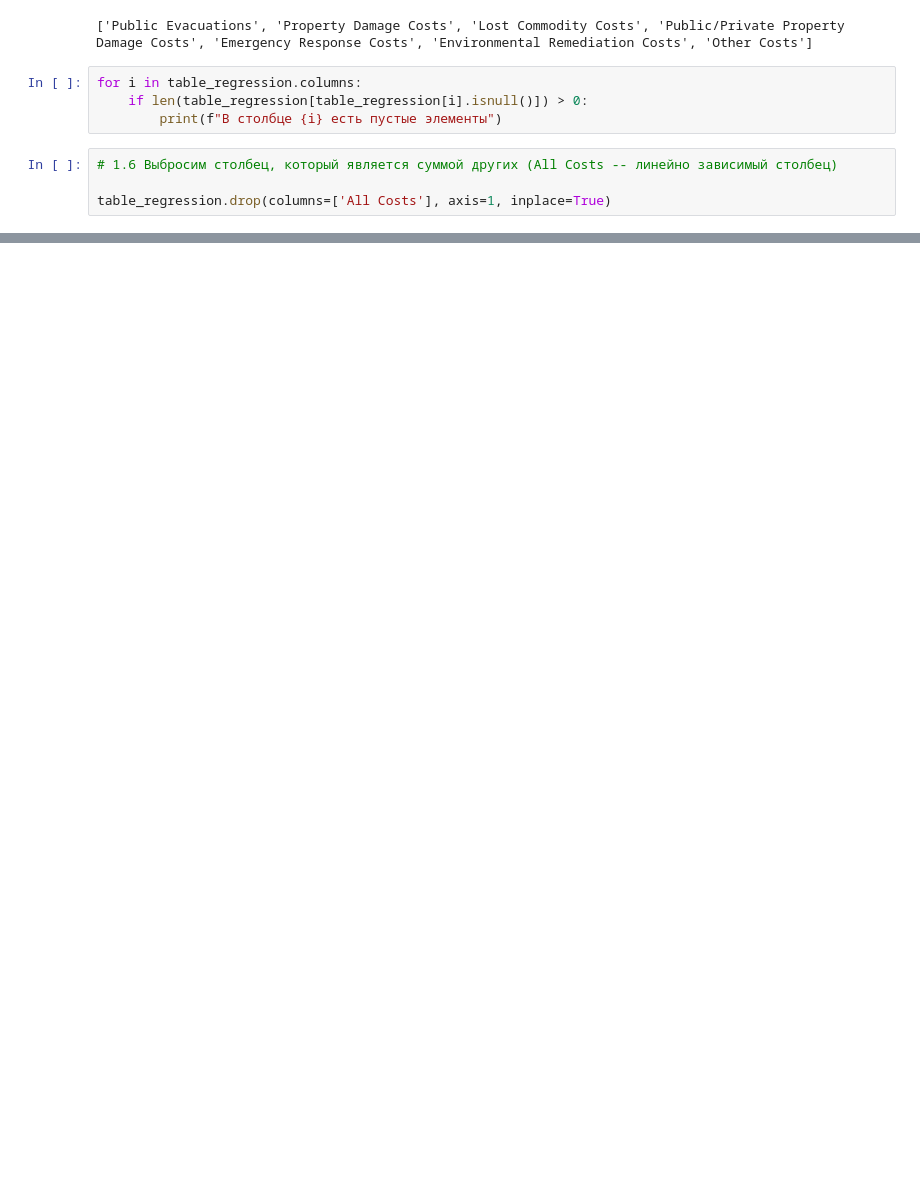
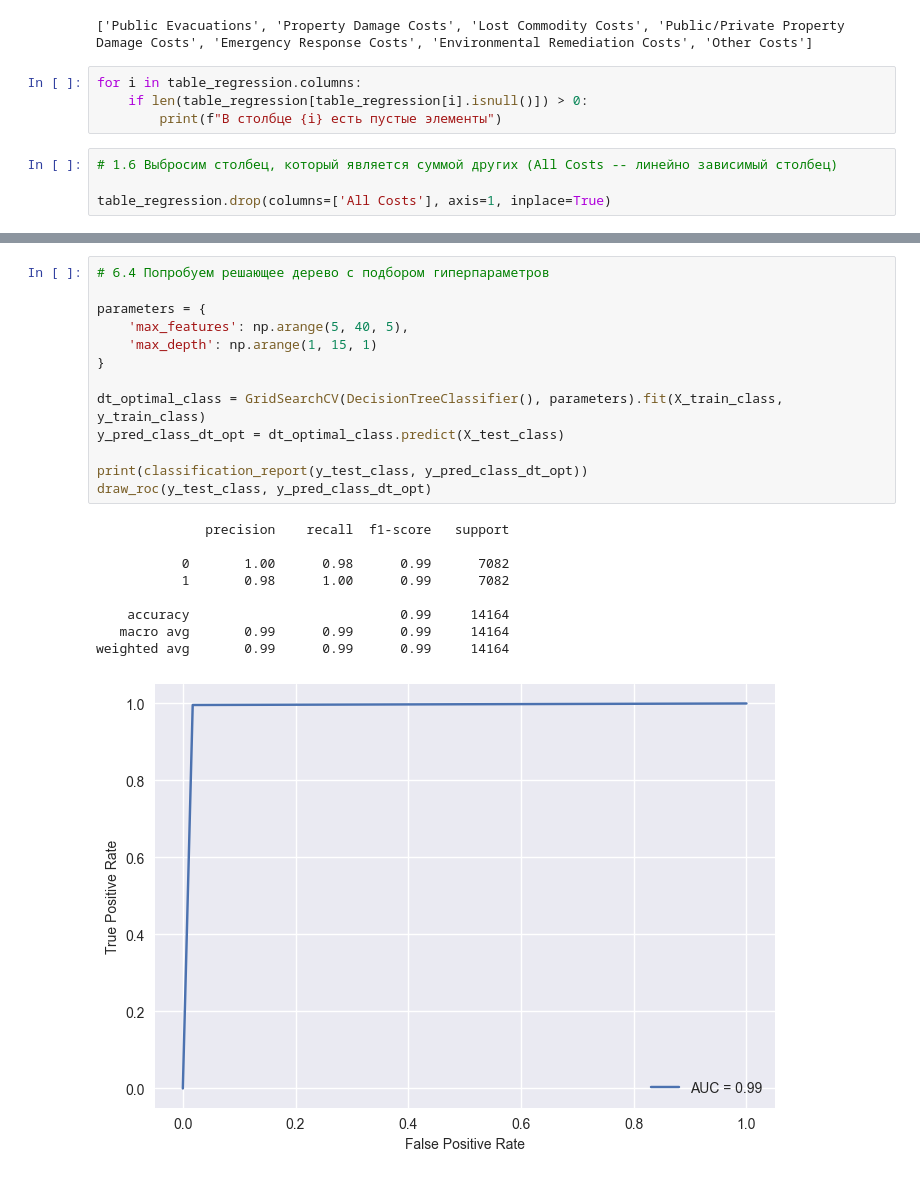
Before and after one commit to IvanBugaenko/MLGazzzz, a Jupyter notebook: notebooks/dz.ipynb, the cells around one changed output, grey strips where cells are left out. Cells and saved outputs as stored; diff of their text form; blank space fills up the shorter version.

```diff
--- a/notebooks/dz.ipynb
+++ b/notebooks/dz.ipynb
@@ -247,0 +579,23 @@ table_classification.drop(columns=['Index', 'RC Code', 'AMP', 'Vendor Name', 'UM
+# %%
+# 6.4 Попробуем решающее дерево с подбором гиперпараметров
+
+parameters = {
+    'max_features': np.arange(5, 40, 5),
+    'max_depth': np.arange(1, 15, 1)
+}
+
+dt_optimal_class = GridSearchCV(DecisionTreeClassifier(), parameters).fit(X_train_class, y_train_class)
+y_pred_class_dt_opt = dt_optimal_class.predict(X_test_class)
+
+print(classification_report(y_test_class, y_pred_class_dt_opt))
+draw_roc(y_test_class, y_pred_class_dt_opt)
+# %% [output]
+              precision    recall  f1-score   support
+
+           0       1.00      0.98      0.99      7082
+           1       0.98      1.00      0.99      7082
+
+    accuracy                           0.99     14164
+   macro avg       0.99      0.99      0.99     14164
+weighted avg       0.99      0.99      0.99     14164
+[figure, added]
```
Also changed, not shown: parts of 56 cells of this notebook, 7 other files.
